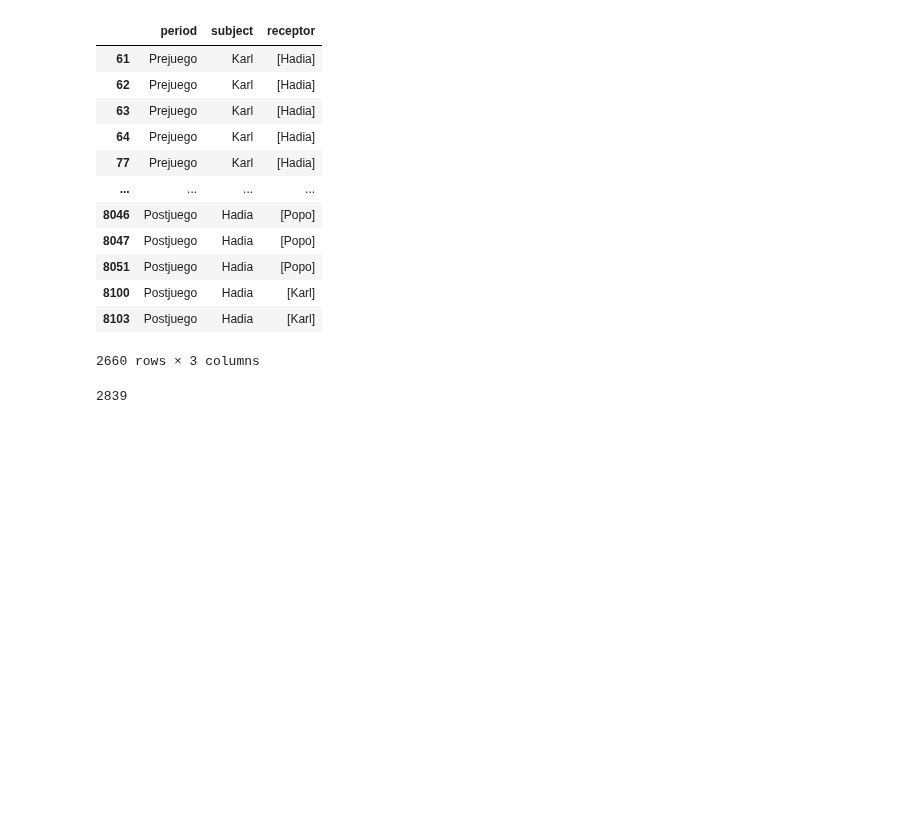
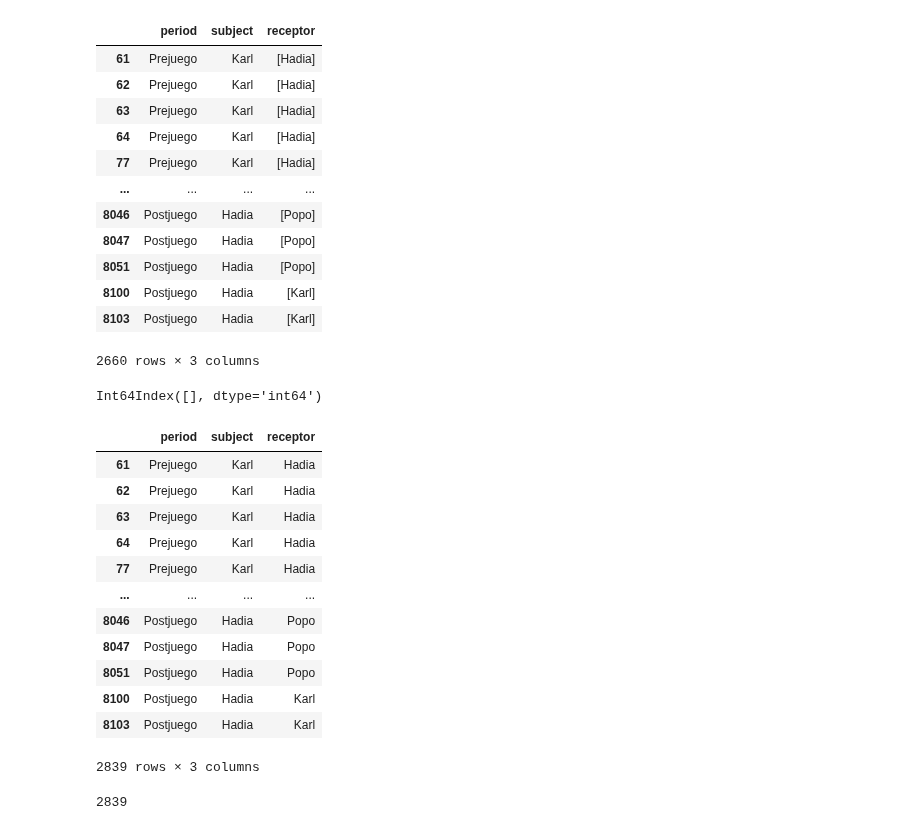
Before and after one commit to Bass2015/Orangutanes, a Jupyter notebook: Sebastian/eda-orangutanes.ipynb, the cells around one changed output. Cells and saved outputs as stored; diff of their text form; code cells hidden in the pictures; blank space fills up the shorter version.

```diff
--- a/Sebastian/eda-orangutanes.ipynb
+++ b/Sebastian/eda-orangutanes.ipynb
@@ -320,6 +326,7 @@ interactions
 2660 rows × 3 columns
 # %%
 todos_mask = interactions[RECEPTOR].apply(lambda x : x[0] == 'Todos')
-todos_index = interactions[todos_mask].index[0]
-subjects = list(cleandf.subject.unique())
-interactions.at[todos_index, RECEPTOR] = subjects
+todos_index = interactions[todos_mask].index
+print(todos_index)
+# %% [output]
+Int64Index([], dtype='int64')
@@ -326,8 +336,23 @@ interactions.at[todos_index, RECEPTOR] = subjects
 # %%
 interactions = interactions.explode(RECEPTOR)
 interactions.loc[interactions[RECEPTOR] == 'Hadia*', RECEPTOR] = 'Hadia'
 interactions.loc[interactions[RECEPTOR] == 'Jawie*', RECEPTOR] = 'Jawie'
 interactions.loc[interactions[RECEPTOR] == 'locky', RECEPTOR] = 'Locky'
+interactions
+# %% [output]
+|  | period | subject | receptor |
+| 61 | Prejuego | Karl | Hadia |
+| 62 | Prejuego | Karl | Hadia |
+| 63 | Prejuego | Karl | Hadia |
+| 64 | Prejuego | Karl | Hadia |
+| 77 | Prejuego | Karl | Hadia |
+| ... | ... | ... | ... |
+| 8046 | Postjuego | Hadia | Popo |
+| 8047 | Postjuego | Hadia | Popo |
+| 8051 | Postjuego | Hadia | Popo |
+| 8100 | Postjuego | Hadia | Karl |
+| 8103 | Postjuego | Hadia | Karl |
+2839 rows × 3 columns
 # %%
 interactions[PERIOD] = interactions.period.str.lower()
 
```
Also changed, not shown: parts of 14 cells of this notebook.
